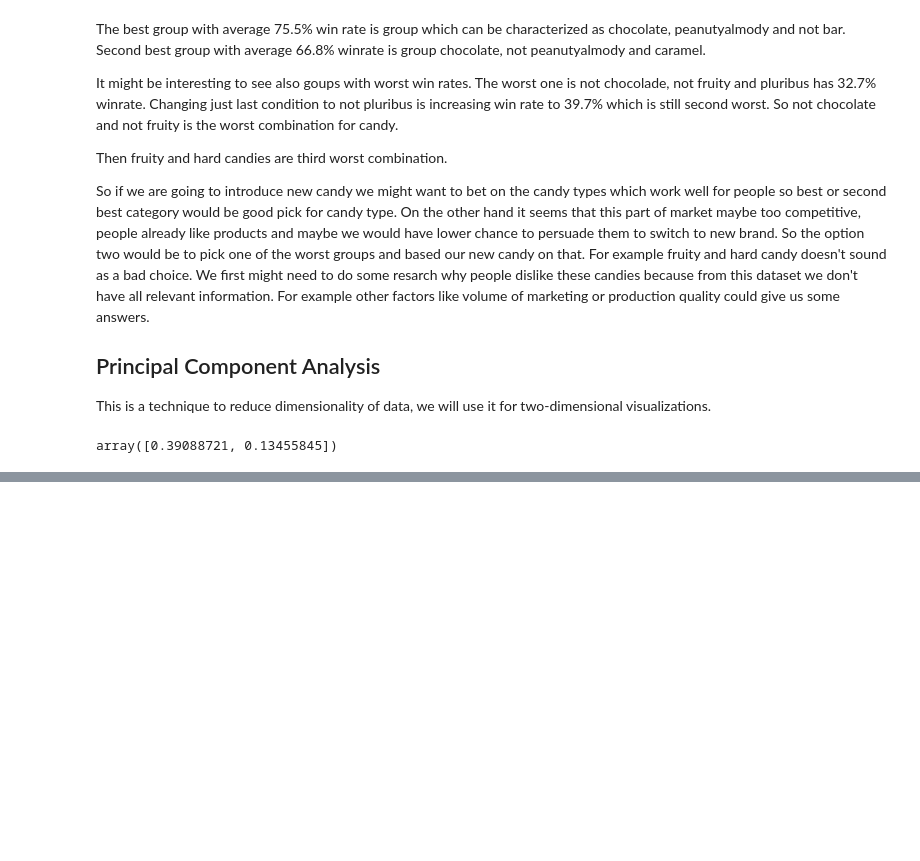
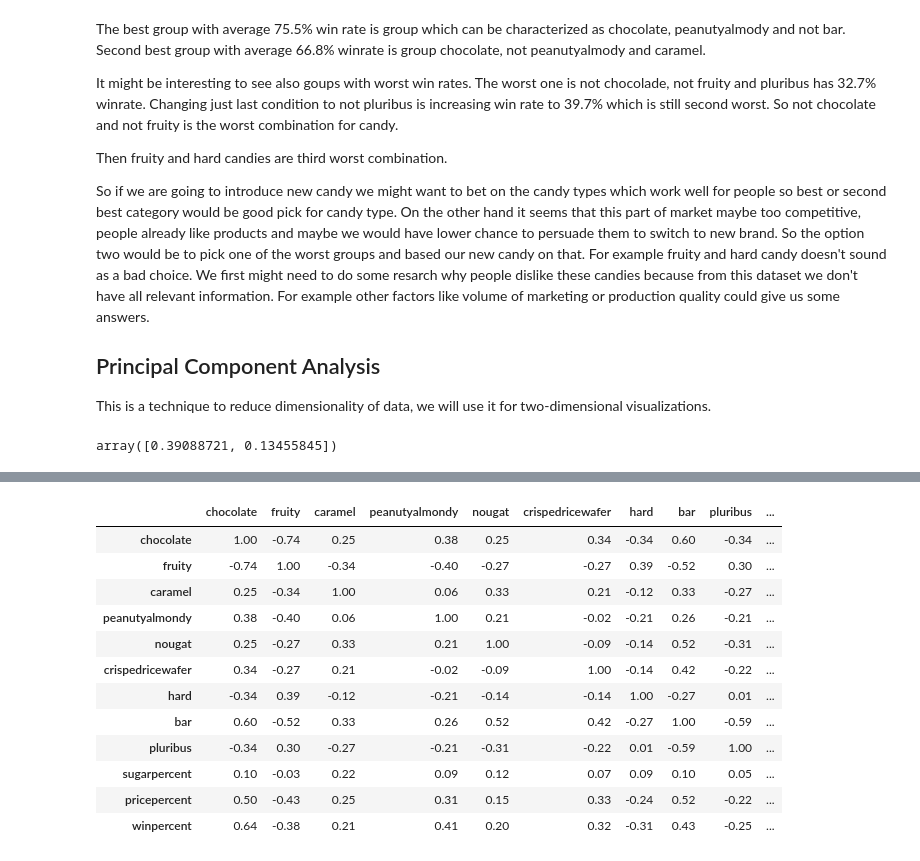
Before and after one commit to mitasmario/lidl_interview, a Jupyter notebook: solution.ipynb, the cells around one changed output, grey strips where cells are left out. Saved outputs shown, nothing was run; the diff lists cells and outputs as text; code cells hidden in the pictures; blank space fills up the shorter version.

Commit message:
added correlation section

```diff
--- a/solution.ipynb
+++ b/solution.ipynb
@@ -325,0 +330,18 @@ fig.show()
+# %%
+correlation_matrix = df_candy.drop(['competitorname','sugarpercent_binned', 'pricepercent_binned'], axis=1).corr()
+
+correlation_matrix.style.format(precision=2).background_gradient(cmap='coolwarm')
+# %% [output]
+|  | chocolate | fruity | caramel | peanutyalmondy | nougat | crispedricewafer | hard | bar | pluribus | ... |
+| chocolate | 1.00 | -0.74 | 0.25 | 0.38 | 0.25 | 0.34 | -0.34 | 0.60 | -0.34 | ... |
+| fruity | -0.74 | 1.00 | -0.34 | -0.40 | -0.27 | -0.27 | 0.39 | -0.52 | 0.30 | ... |
+| caramel | 0.25 | -0.34 | 1.00 | 0.06 | 0.33 | 0.21 | -0.12 | 0.33 | -0.27 | ... |
+| peanutyalmondy | 0.38 | -0.40 | 0.06 | 1.00 | 0.21 | -0.02 | -0.21 | 0.26 | -0.21 | ... |
+| nougat | 0.25 | -0.27 | 0.33 | 0.21 | 1.00 | -0.09 | -0.14 | 0.52 | -0.31 | ... |
+| crispedricewafer | 0.34 | -0.27 | 0.21 | -0.02 | -0.09 | 1.00 | -0.14 | 0.42 | -0.22 | ... |
+| hard | -0.34 | 0.39 | -0.12 | -0.21 | -0.14 | -0.14 | 1.00 | -0.27 | 0.01 | ... |
+| bar | 0.60 | -0.52 | 0.33 | 0.26 | 0.52 | 0.42 | -0.27 | 1.00 | -0.59 | ... |
+| pluribus | -0.34 | 0.30 | -0.27 | -0.21 | -0.31 | -0.22 | 0.01 | -0.59 | 1.00 | ... |
+| sugarpercent | 0.10 | -0.03 | 0.22 | 0.09 | 0.12 | 0.07 | 0.09 | 0.10 | 0.05 | ... |
+| pricepercent | 0.50 | -0.43 | 0.25 | 0.31 | 0.15 | 0.33 | -0.24 | 0.52 | -0.22 | ... |
+| winpercent | 0.64 | -0.38 | 0.21 | 0.41 | 0.20 | 0.32 | -0.31 | 0.43 | -0.25 | ... |
```
Also changed, not shown: parts of 3 cells of this notebook.
